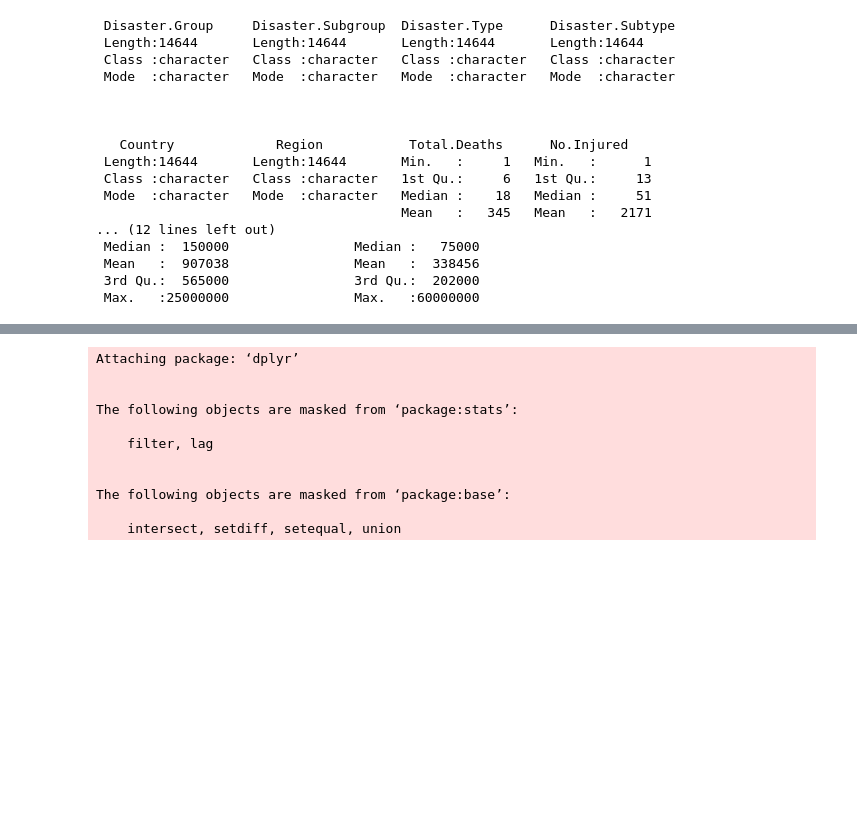
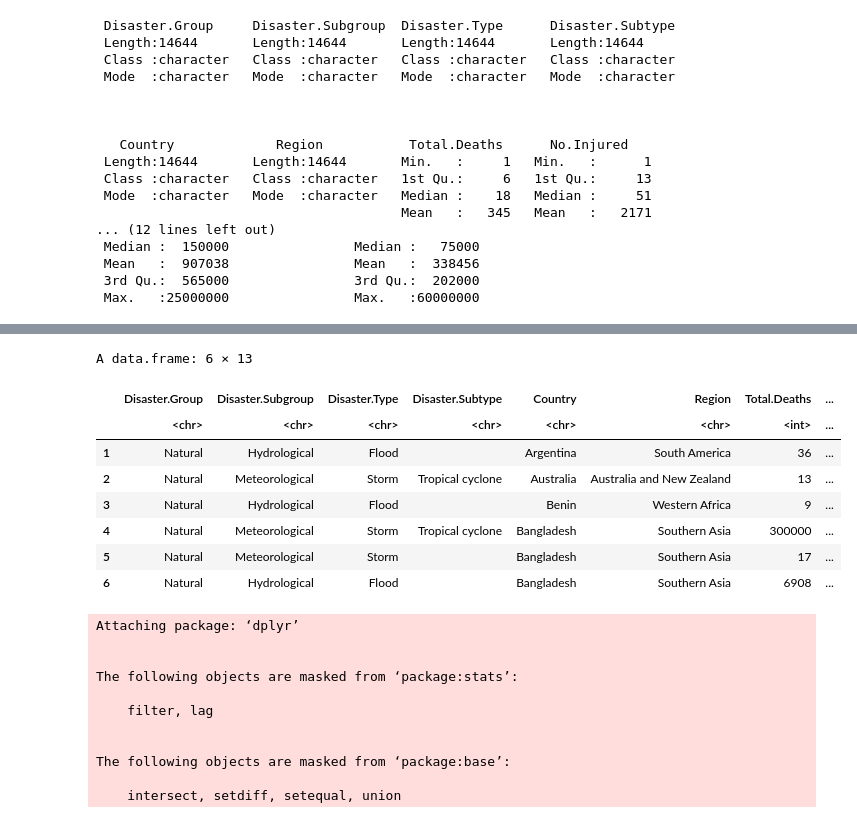
Before and after one commit to najiaahmedd/CIND820_InitialResults, a Jupyter notebook: InitialResults_Imputations&Clustering.ipynb, the cells around one changed output, grey strips where cells are left out. Drawn from its saved outputs; the diff is of its cells as text; code cells hidden in the pictures; blank space fills up the shorter version.

```diff
--- a/InitialResults_Imputations&Clustering.ipynb
+++ b/InitialResults_Imputations&Clustering.ipynb
@@ -174,3 +152,15 @@ A data.frame: 14644 × 13
+# %%
+head(completedata)
+# %% [output]
+A data.frame: 6 × 13
+|  | Disaster.Group | Disaster.Subgroup | Disaster.Type | Disaster.Subtype | Country | Region | Total.Deaths | ... |
+|  | <chr> | <chr> | <chr> | <chr> | <chr> | <chr> | <int> | ... |
+| 1 | Natural | Hydrological | Flood |  | Argentina | South America | 36 | ... |
+| 2 | Natural | Meteorological | Storm | Tropical cyclone | Australia | Australia and New Zealand | 13 | ... |
+| 3 | Natural | Hydrological | Flood |  | Benin | Western Africa | 9 | ... |
+| 4 | Natural | Meteorological | Storm | Tropical cyclone | Bangladesh | Southern Asia | 300000 | ... |
+| 5 | Natural | Meteorological | Storm |  | Bangladesh | Southern Asia | 17 | ... |
+| 6 | Natural | Hydrological | Flood |  | Bangladesh | Southern Asia | 6908 | ... |
 # %%
 library(magrittr)
 library(dplyr)
```
Also changed, not shown: parts of 1 cell of this notebook.
